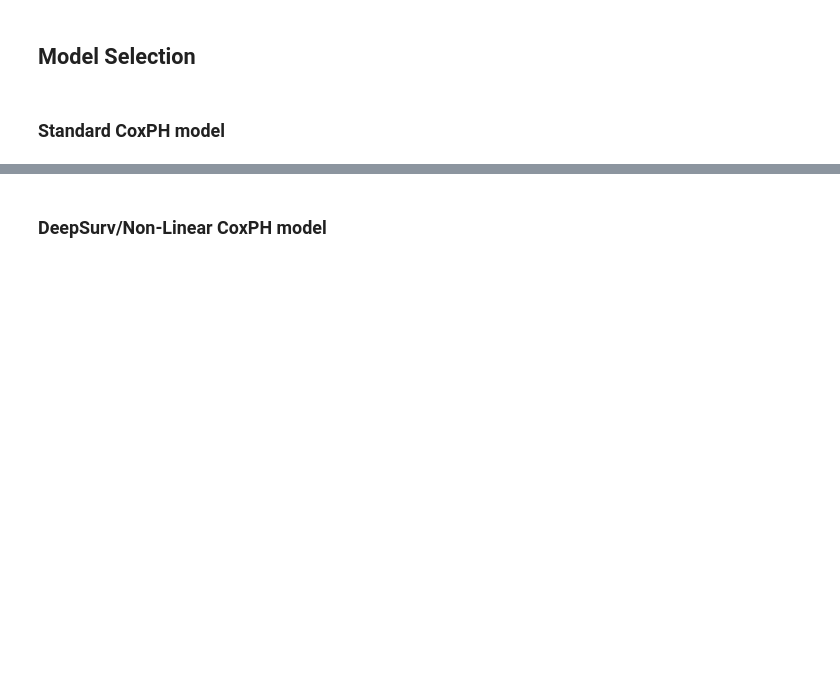
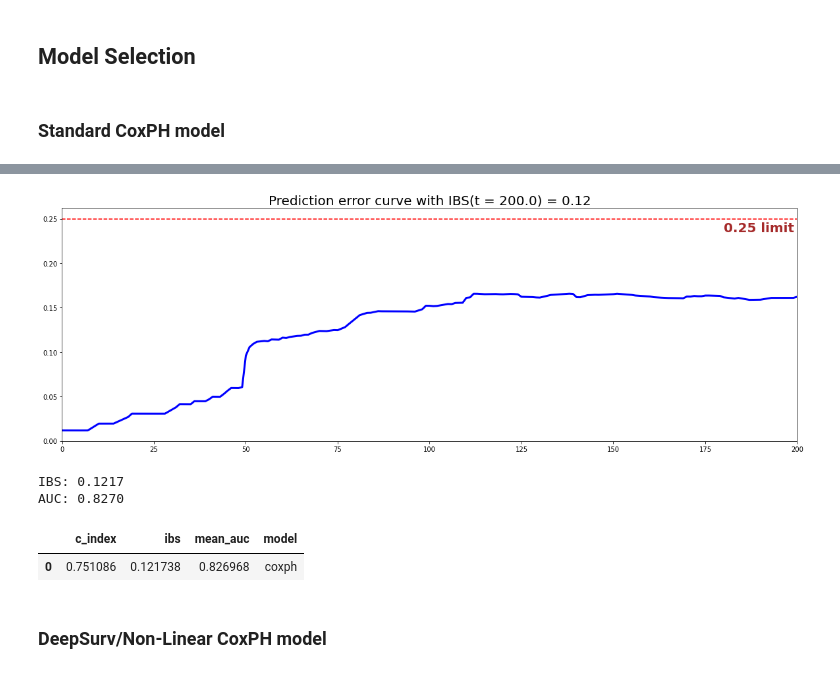
Before and after one commit to marcosmedvescig/thesis_survival_models_for_predicting_churn, a Jupyter notebook: model_selection.ipynb, the cells around one changed output, grey strips where cells are left out. Cells and saved outputs as stored; diff of their text form; code cells hidden in the pictures; blank space fills up the shorter version.

```diff
--- a/model_selection.ipynb
+++ b/model_selection.ipynb
@@ -156,10 +163,11 @@ import pandas as pd
 
 ## Build the model
 coxph = CoxPHModel()
-coxph.fit(X_train, T_train, E_train, lr=0.5, l2_reg=1e-2, init_method='zeros')
+coxph.fit(X_train, T_train, E_train, lr=0.1, l2_reg=1e-2, init_method='zeros')
 
 ## Evaluate model
 tmp_results = evaluate_model(coxph,X_train,T_train,E_train,X_test,T_test,E_test)
 tmp_results['model'] = ['coxph']
 results = pd.concat([results, tmp_results], ignore_index=True)
 results.head()
+# %% [output]
@@ -166,3 +191,8 @@ results.head()
+[figure, added]
+IBS: 0.1217
+AUC: 0.8270
+|  | c_index | ibs | mean_auc | model |
+| 0 | 0.751086 | 0.121738 | 0.826968 | coxph |
 # %% [markdown]
 ### DeepSurv/Non-Linear CoxPH model
 # %%
```
Also changed, not shown: parts of 12 cells of this notebook.
